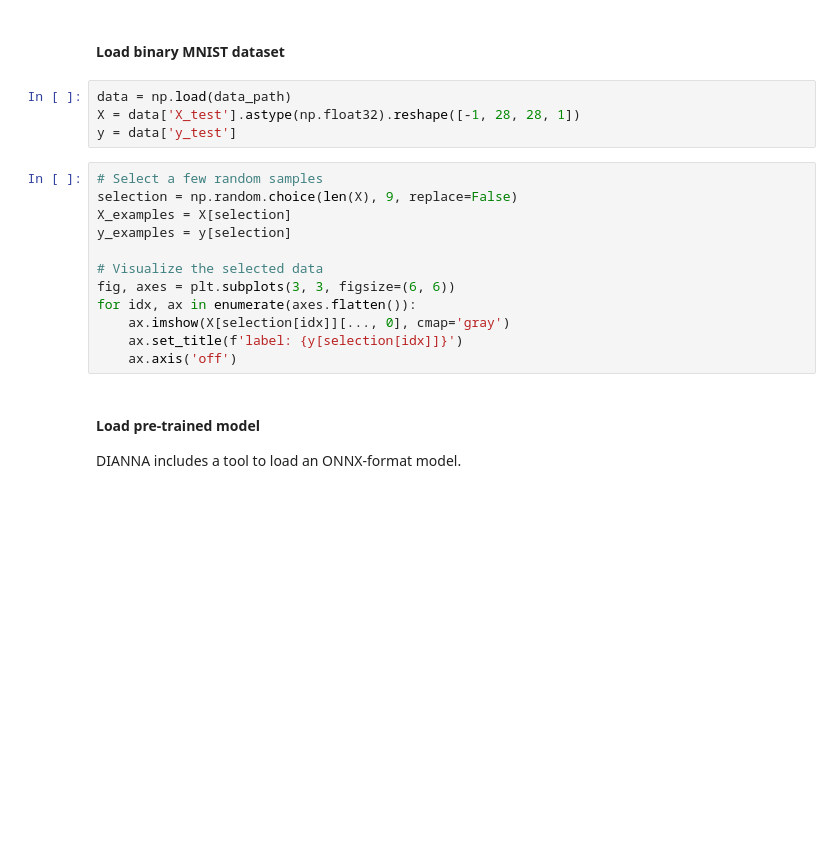
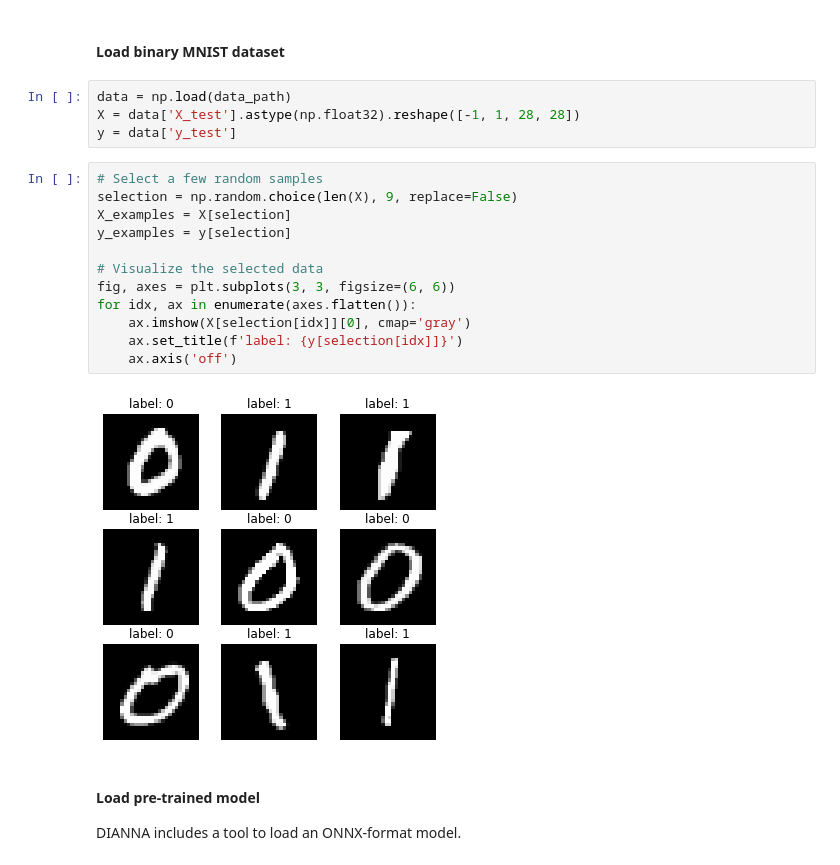
Before and after one commit to loostrum/dianna_demo, a Jupyter notebook: dianna-demo-mnist.ipynb, the cells around one changed output. Saved outputs shown, nothing was run; the diff lists cells and outputs as text; blank space fills up the shorter version.

```diff
--- a/dianna-demo-mnist.ipynb
+++ b/dianna-demo-mnist.ipynb
@@ -34,20 +34,22 @@ model_path = 'models/binary-mnist-model.onnx'
 #### Load binary MNIST dataset
 # %%
 data = np.load(data_path)
-X = data['X_test'].astype(np.float32).reshape([-1, 28, 28, 1])
+X = data['X_test'].astype(np.float32).reshape([-1, 1, 28, 28])
 y = data['y_test']
 # %%
 # Select a few random samples
 selection = np.random.choice(len(X), 9, replace=False)
 X_examples = X[selection]
 y_examples = y[selection]
 
 # Visualize the selected data
 fig, axes = plt.subplots(3, 3, figsize=(6, 6))
 for idx, ax in enumerate(axes.flatten()):
-    ax.imshow(X[selection[idx]][..., 0], cmap='gray')
+    ax.imshow(X[selection[idx]][0], cmap='gray')
     ax.set_title(f'label: {y[selection[idx]]}')
     ax.axis('off')
+# %% [output]
+[figure, added]
 # %% [markdown]
 #### Load pre-trained model
 
```
Also changed, not shown: parts of 10 cells of this notebook.
